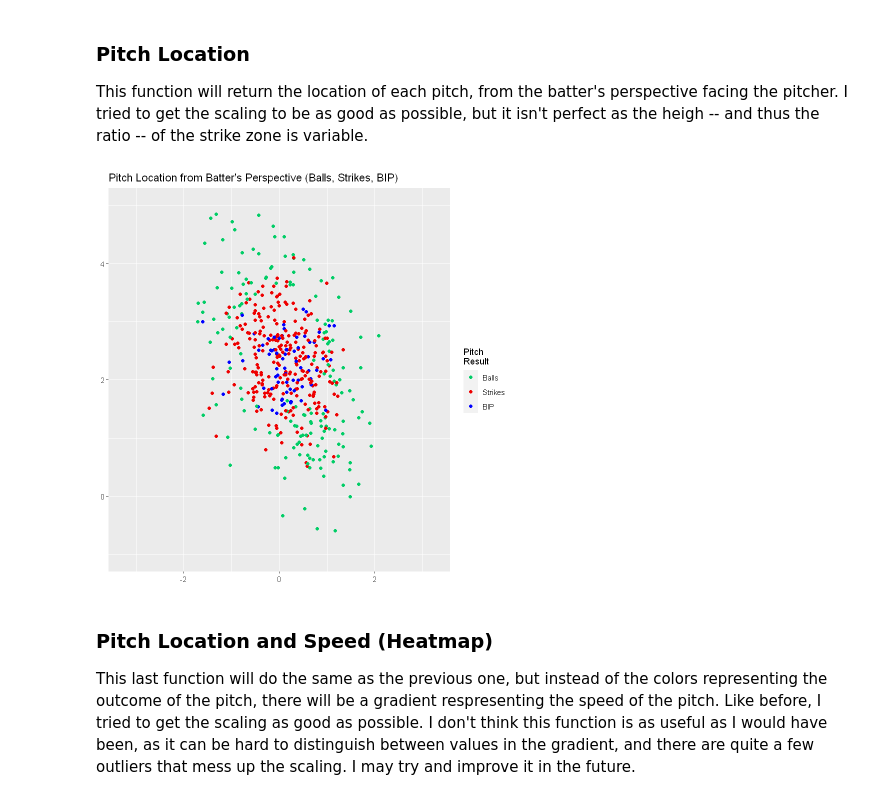
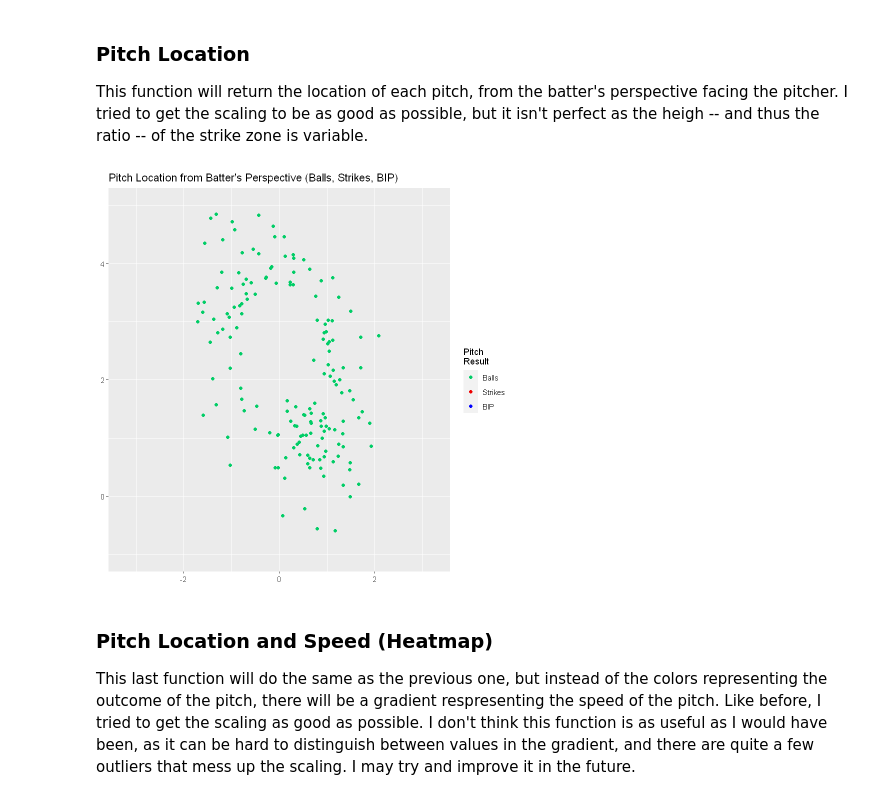
Before and after one commit to LukeVanHouten/spa-drp-strikeout-percentage, a Jupyter notebook: eda/First EDA.ipynb, the cells around one changed output. Cells and saved outputs as stored; diff of their text form; code cells hidden in the pictures.

```diff
--- a/eda/First EDA.ipynb
+++ b/eda/First EDA.ipynb
@@ -144,9 +145,9 @@ pitch_location <- function(pitch, outcome){
   suppressWarnings(print(plt))
 }
 # %%
-pitch_location(all_pitches, all_outcomes)
+pitch_location(all_pitches, balls)
 # %% [output]
-[figure, old version]
+[figure, new version]
 # %% [markdown]
 ### Pitch Location and Speed (Heatmap)
 
```
Also changed, not shown: parts of 2 cells of this notebook, 4 other files.
